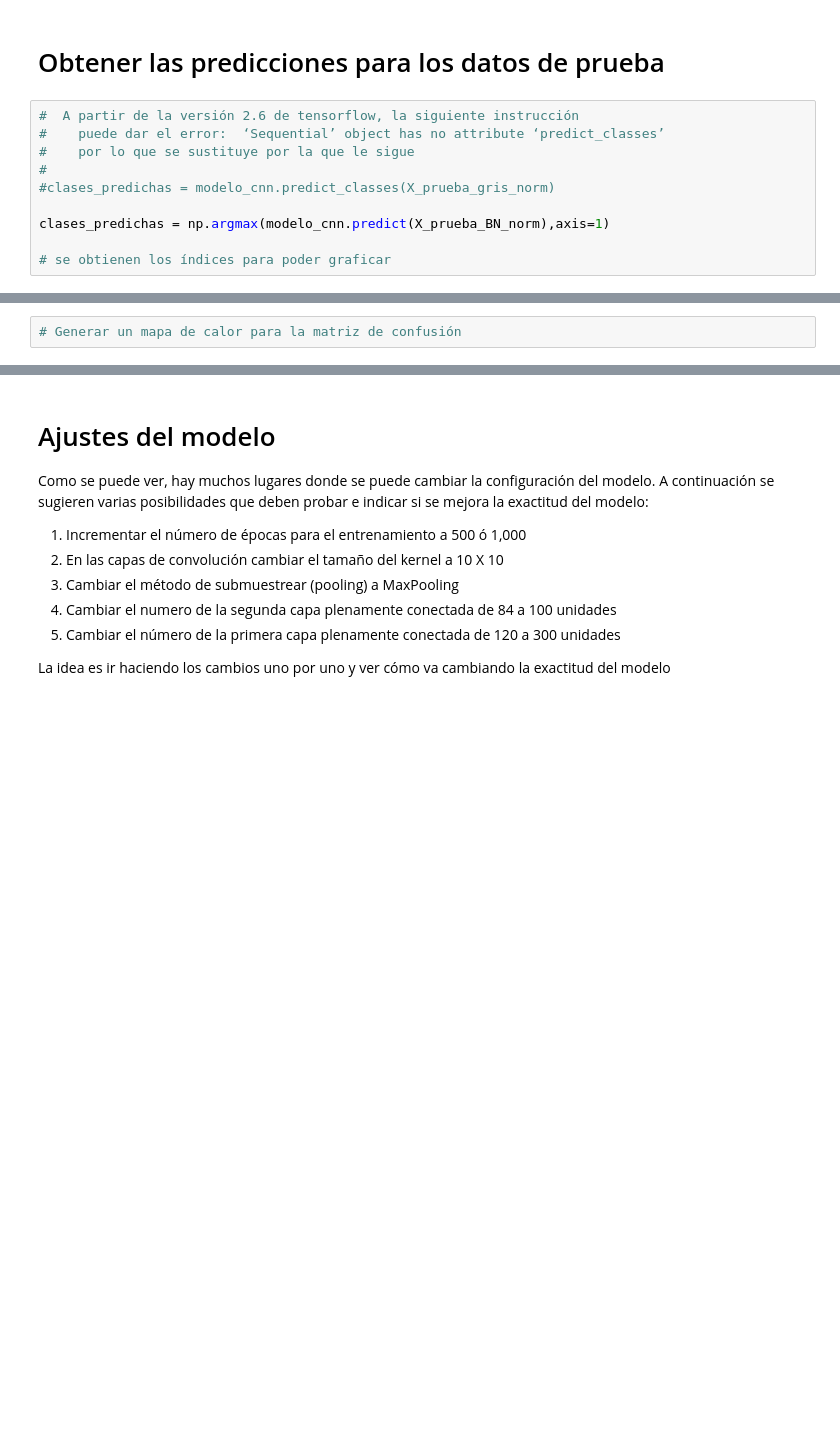
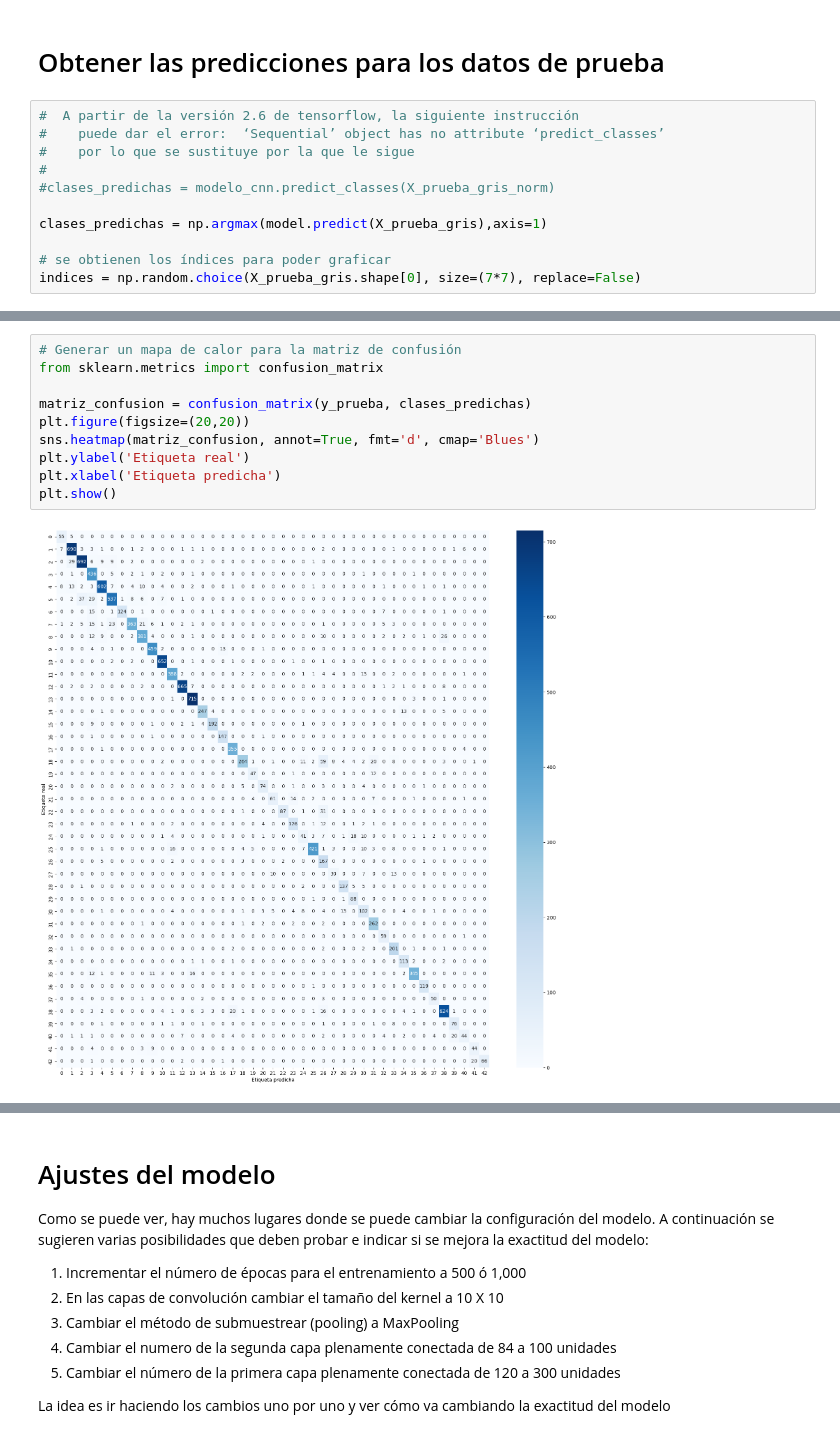
Before and after one commit to raulangelj/DS-Lab10, a Jupyter notebook: Lab 10 - Clasificacion Rotulos Transito con LeNet.ipynb, the cells around one changed output, grey strips where cells are left out. Saved outputs shown, nothing was run; the diff lists cells and outputs as text; blank space fills up the shorter version.

```diff
--- a/Lab 10 - Clasificacion Rotulos Transito con LeNet.ipynb
+++ b/Lab 10 - Clasificacion Rotulos Transito con LeNet.ipynb
@@ -346,6 +376,7 @@ historial.history.keys()
 #
 #clases_predichas = modelo_cnn.predict_classes(X_prueba_gris_norm)
 
-clases_predichas = np.argmax(modelo_cnn.predict(X_prueba_BN_norm),axis=1)
+clases_predichas = np.argmax(model.predict(X_prueba_gris),axis=1)
 
 # se obtienen los índices para poder graficar
+indices = np.random.choice(X_prueba_gris.shape[0], size=(7*7), replace=False)
@@ -352,5 +385,15 @@ clases_predichas = np.argmax(modelo_cnn.predict(X_prueba_BN_norm),axis=1)
-# %%
-# Generar un mapa de calor para la matriz de confusión
+# %%
+# Generar un mapa de calor para la matriz de confusión
+from sklearn.metrics import confusion_matrix
+
+matriz_confusion = confusion_matrix(y_prueba, clases_predichas)
+plt.figure(figsize=(20,20))
+sns.heatmap(matriz_confusion, annot=True, fmt='d', cmap='Blues')
+plt.ylabel('Etiqueta real')
+plt.xlabel('Etiqueta predicha')
+plt.show()
+# %% [output]
+[figure, added]
 # %%
 # Generar un cuadro de 7 X 7 con los primeros 49 rótulos del conjunto de prueba y
 #   para cada uno colocar de título la etiqueta verdadera y el código predicho por el
```
Also changed, not shown: parts of 17 cells of this notebook.
